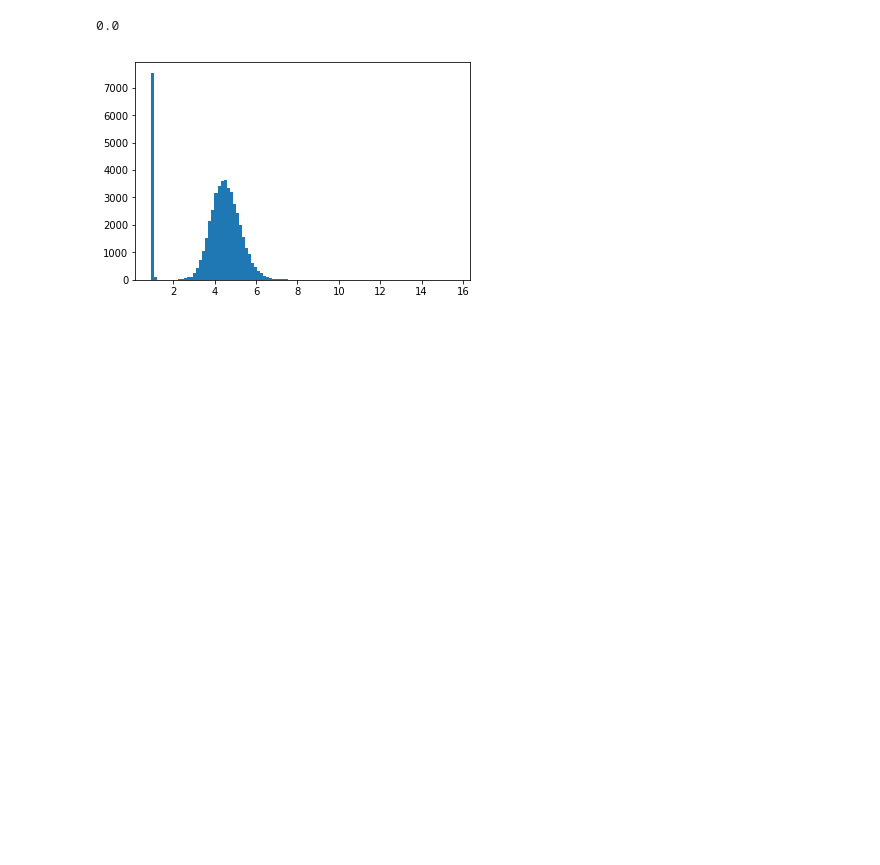
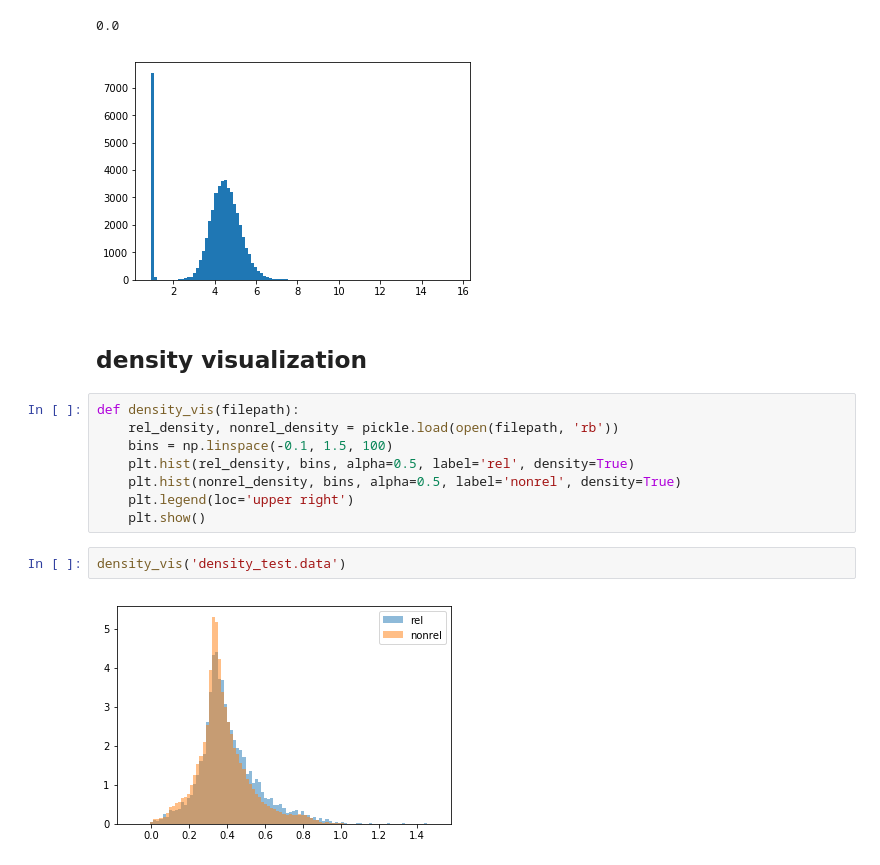
Before and after one commit to jzbjyb/rri_match, a Jupyter notebook: quick_test.ipynb, the cells around one changed output. Drawn from its saved outputs; the diff is of its cells as text; blank space fills up the shorter version.

```diff
--- a/quick_test.ipynb
+++ b/quick_test.ipynb
@@ -133,3 +133,17 @@ emb_vis('data/bing/w2v')
 # %% [output]
 0.0
 [figure]
+# %% [markdown]
+## density visualization
+# %%
+def density_vis(filepath):
+    rel_density, nonrel_density = pickle.load(open(filepath, 'rb'))
+    bins = np.linspace(-0.1, 1.5, 100)
+    plt.hist(rel_density, bins, alpha=0.5, label='rel', density=True)
+    plt.hist(nonrel_density, bins, alpha=0.5, label='nonrel', density=True)
+    plt.legend(loc='upper right')
+    plt.show()
+# %%
+density_vis('density_test.data')
+# %% [output]
+[figure, added]
```
Also changed, not shown: parts of 10 cells of this notebook, 2 other files.
